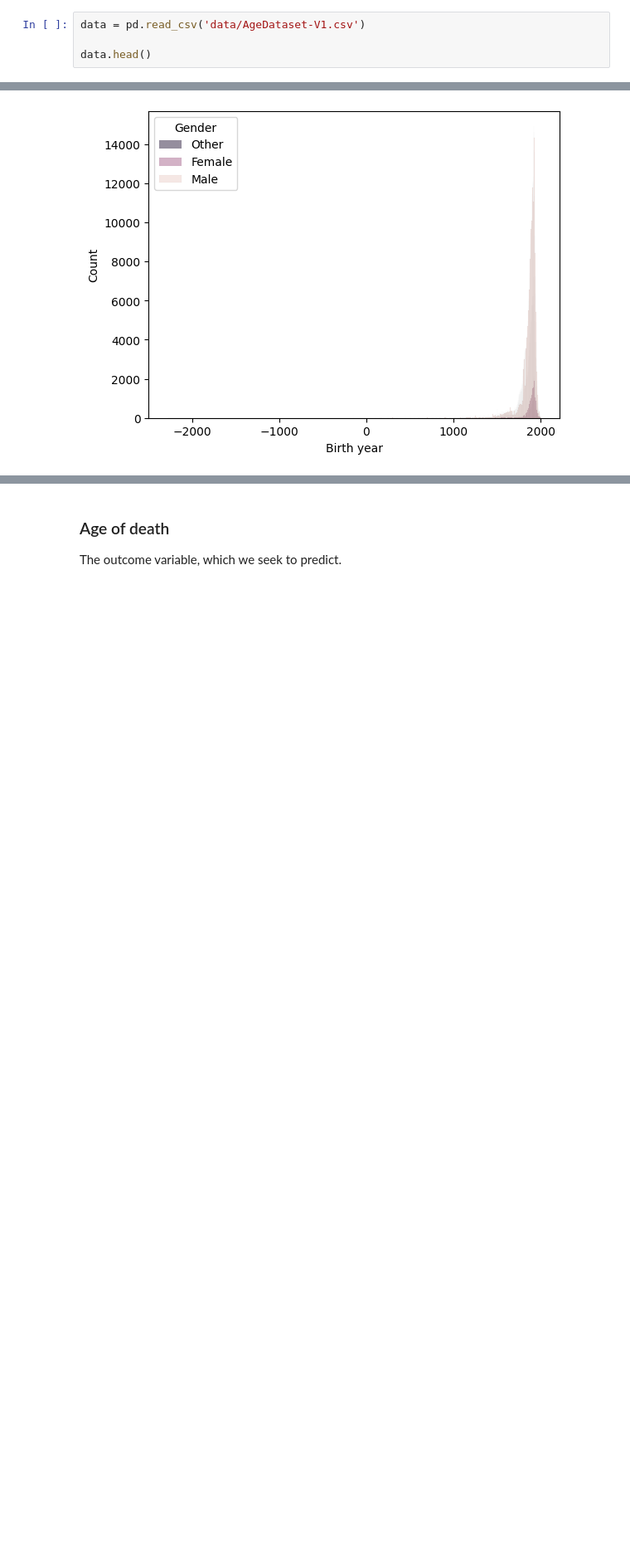
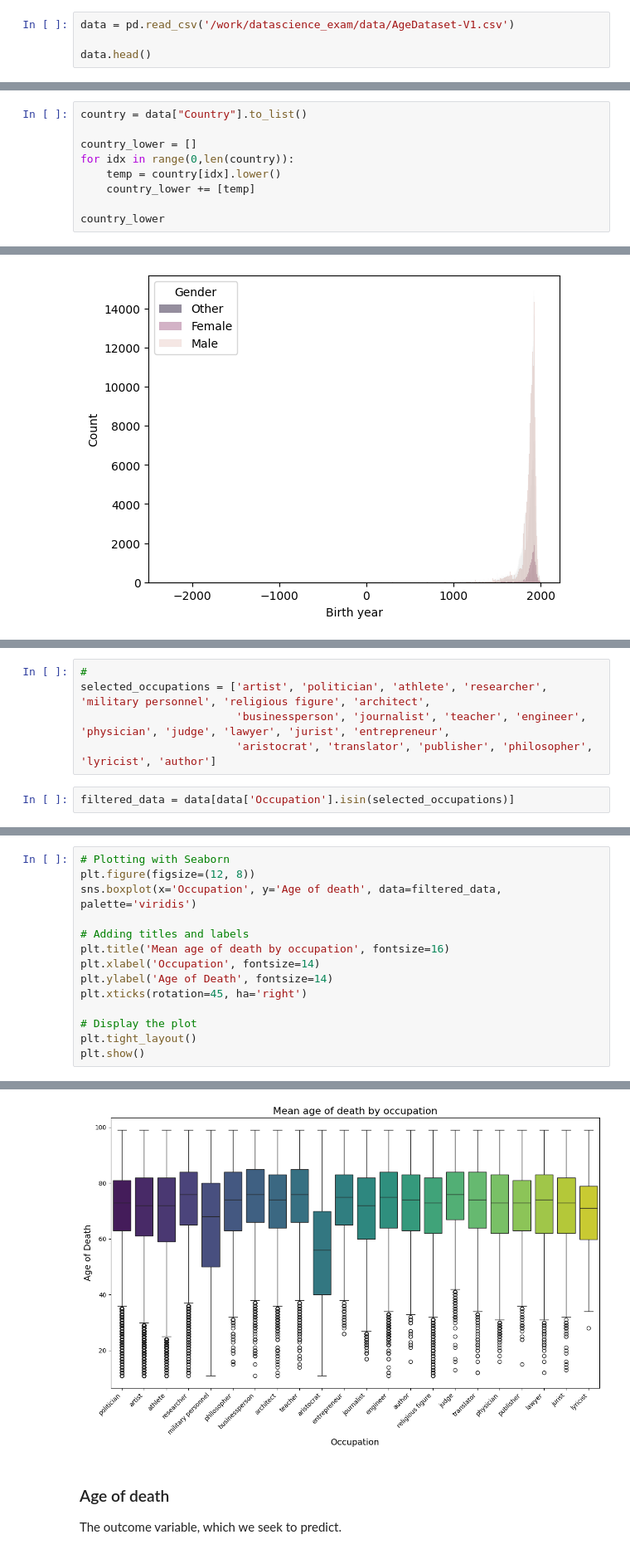
Before and after one commit to sigridbom/datascience_exam, a Jupyter notebook: notebooks/1_data_wrangling.ipynb, the cells around one changed output, grey strips where cells are left out. Shown at 83% size. Drawn from its saved outputs; the diff is of its cells as text; blank space fills up the shorter version.

Commit message:
added boxplots

```diff
--- a/notebooks/1_data_wrangling.ipynb
+++ b/notebooks/1_data_wrangling.ipynb
@@ -25,7 +25,7 @@ import wordcloud
 #from sklearn.linear_model import LinearRegression
 from collections import Counter
 # %%
-data = pd.read_csv('data/AgeDataset-V1.csv')
+data = pd.read_csv('/work/datascience_exam/data/AgeDataset-V1.csv')
 
 data.head()
 # %% [output]
@@ -308,0 +311,9 @@ occupation = data["Occupation"].to_list()
+# %%
+country = data["Country"].to_list()
+
+country_lower = []
+for idx in range(0,len(country)):
+    temp = country[idx].lower()
+    country_lower += [temp]
+
+country_lower
@@ -520,0 +562,7 @@ plt.show(p)
+# %%
+#
+selected_occupations = ['artist', 'politician', 'athlete', 'researcher', 'military personnel', 'religious figure', 'architect',
+                        'businessperson', 'journalist', 'teacher', 'engineer', 'physician', 'judge', 'lawyer', 'jurist', 'entrepreneur',
+                        'aristocrat', 'translator', 'publisher', 'philosopher', 'lyricist', 'author']
+# %%
+filtered_data = data[data['Occupation'].isin(selected_occupations)]
@@ -520,0 +590,15 @@ plt.show(p)
+# %%
+# Plotting with Seaborn
+plt.figure(figsize=(12, 8))
+sns.boxplot(x='Occupation', y='Age of death', data=filtered_data, palette='viridis')
+
+# Adding titles and labels
+plt.title('Mean age of death by occupation', fontsize=16)
+plt.xlabel('Occupation', fontsize=14)
+plt.ylabel('Age of Death', fontsize=14)
+plt.xticks(rotation=45, ha='right')
+
+# Display the plot
+plt.tight_layout()
+plt.show()
+# %% [output]
@@ -521,3 +608,4 @@ plt.show(p)
+[figure, added]
 # %% [markdown]
 ### Age of death
 The outcome variable, which we seek to predict.
```
Also changed, not shown: parts of 13 cells of this notebook.
